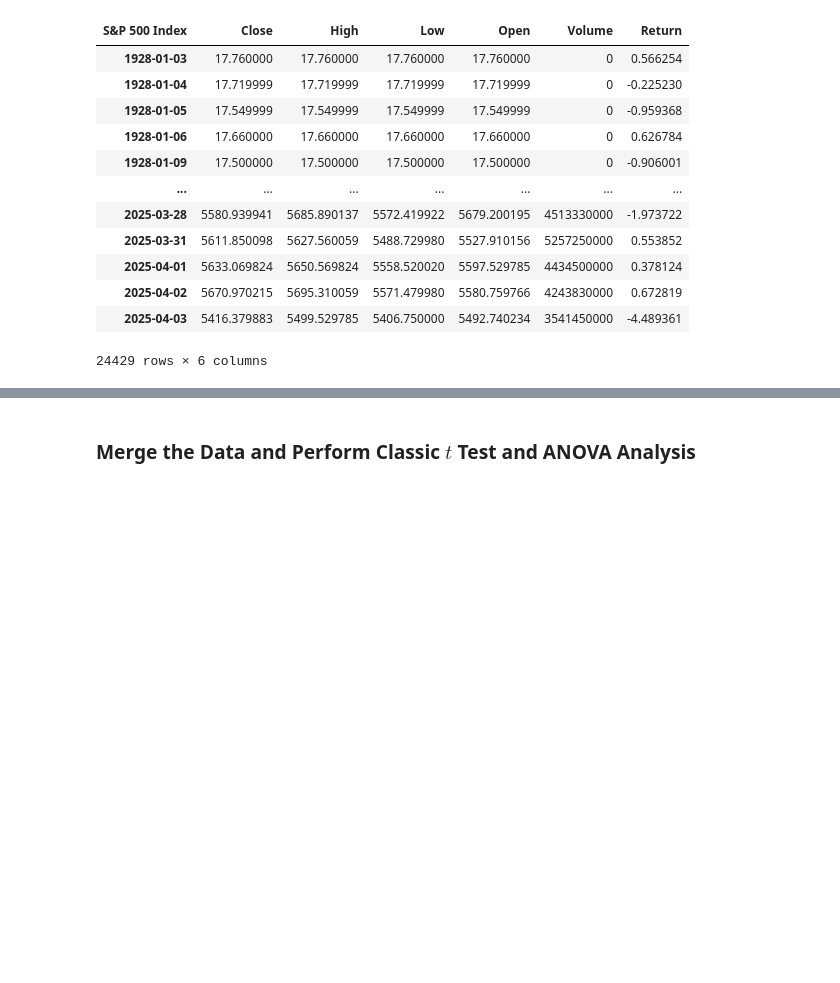
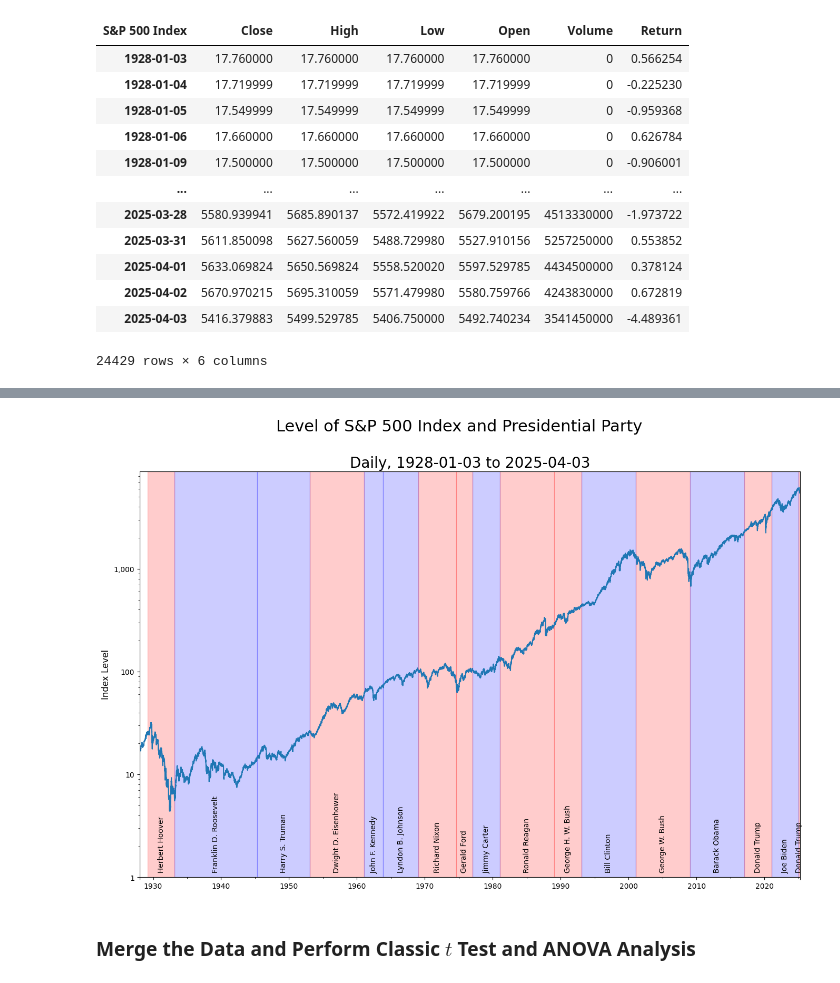
Before and after one commit to Farmhouse121/Financial-Data-Science-in-Python, a Jupyter notebook: Alphas/Market_Return_by_Political_Party.ipynb, the cells around one changed output, grey strips where cells are left out. Saved outputs shown, nothing was run; the diff lists cells and outputs as text; code cells hidden in the pictures; blank space fills up the shorter version.

```diff
--- a/Alphas/Market_Return_by_Political_Party.ipynb
+++ b/Alphas/Market_Return_by_Political_Party.ipynb
@@ -61,3 +61,21 @@ display(data)
 | 2025-04-02 | 5670.970215 | 5695.310059 | 5571.479980 | 5580.759766 | 4243830000 | 0.672819 |
 | 2025-04-03 | 5416.379883 | 5499.529785 | 5406.750000 | 5492.740234 | 3541450000 | -4.489361 |
 24429 rows × 6 columns
+# %%
+figure,plot=pl.subplots(figsize=(ten*GoldenRatio,ten))
+data['Close'].plot(ax=plot)
+plot.set_yscale('log')
+plot.yaxis.set_major_formatter(CountLabels())
+plot.set_ylabel('Index Level',fontsize=12)
+
+for president in [p for p in presidents.index if presidents.loc[p,'Term Begins']>data.index[0]]:
+    plot.axvspan(start:=presidents.loc[president,'Term Begins'],end:=presidents.loc[president,'Term Ends'],
+                 color='blue' if presidents.loc[president,'Party']=='Democratic' else 'red',alpha=0.2)
+    plot.text(xa:=(start+(end-start).n//2),ya:=one,"  "+presidents.loc[president,"President"],ha='center',va='bottom',rotation=90)
+
+plot.set_ylim(ya,None)
+figure.suptitle(title:="Level of %s and Presidential Party" % ticker_name,fontsize=22)
+plot.set_title(subtitle:="Daily, %s to %s" % (data.index[0].strftime("%Y-%m-%d"),data.index[-1].strftime("%Y-%m-%d")),fontsize=20)
+figure.savefig(filename:=title+".png",dpi=300,bbox_inches='tight')
+nprint("Wrote figure to %s." % filename)
+# %% [output]
@@ -64,3 +83,4 @@ display(data)
+[figure, added]
 # %% [markdown]
 ### Merge the Data and Perform Classic $t$ Test and ANOVA Analysis
 # %%
```
Also changed, not shown: parts of 1 cell of this notebook.
